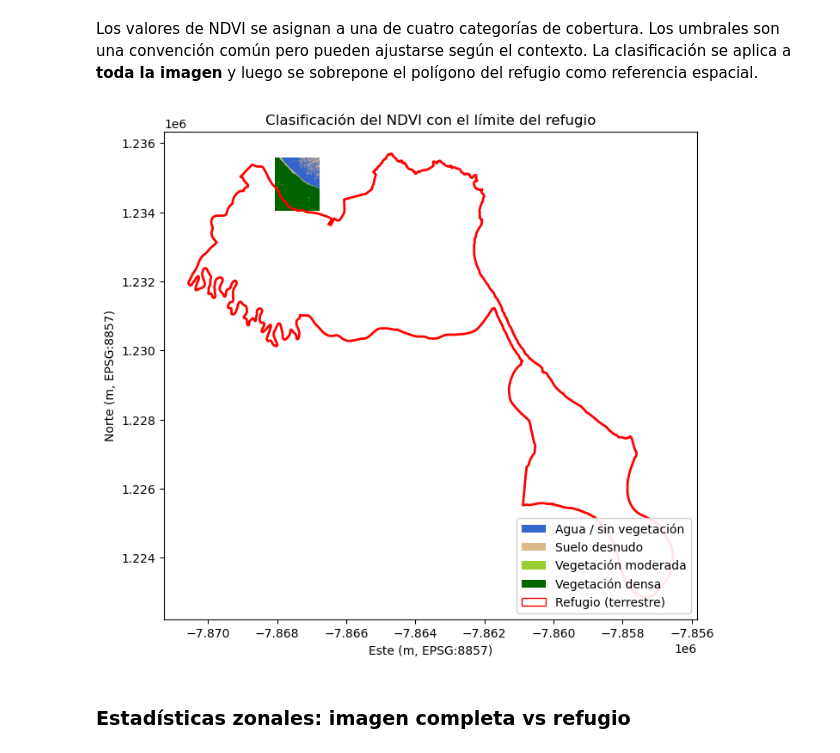
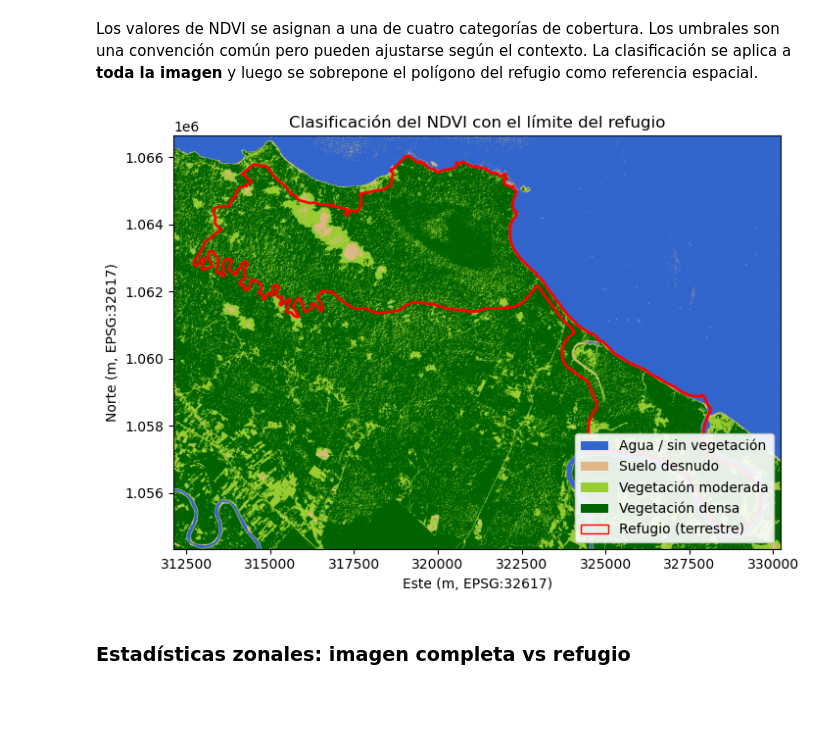
Before and after one commit to tpb708-programacionsig/2026-i, a Jupyter notebook: contenidos/iv-procesamiento-datos-geoespaciales/07-ejemplo-analisis-ndvi-gandoca.ipynb, the cells around one changed output. Drawn from its saved outputs; the diff is of its cells as text; code cells hidden in the pictures; blank space fills up the shorter version.

```diff
--- a/contenidos/iv-procesamiento-datos-geoespaciales/07-ejemplo-analisis-ndvi-gandoca.ipynb
+++ b/contenidos/iv-procesamiento-datos-geoespaciales/07-ejemplo-analisis-ndvi-gandoca.ipynb
@@ -91,8 +91,9 @@ La imagen es un recorte multibanda de la zona costera del Caribe Sur, alojada en
 # %%
 # Lectura de la imagen satelital
 imagen = rasterio.open(
-    'https://github.com/tpb708-programacionsig/2026-i/raw/refs/heads/main/datos/sentinel/gandoca-20240105.tif'
+    'https://github.com/tpb708-programacionsig/2026-i/raw/refs/heads/main/datos/sentinel/gandoca-refugio-20240204.tif'
 )
 
 print(imagen)
+print('Descripciones de las bandas:', imagen.descriptions)
 # %% [output]
@@ -169,7 +171,7 @@ El refugio viene en EPSG:5367 (CR05/CRTM05 antiguo). La imagen satelital está e
 # %%
-# Reproyectar el refugio al CRS de la imagen (EPSG:8857)
-refugio_8857_gdf = refugio_gdf.to_crs(epsg=8857)
+# Reproyectar el refugio al CRS de la imagen (EPSG:32617, UTM 17 N)
+refugio_proj_gdf = refugio_gdf.to_crs(epsg=32617)
 
 # Verificar el nuevo CRS
-refugio_8857_gdf.crs
+refugio_proj_gdf.crs
 # %% [output]
@@ -201,7 +203,12 @@ El contraste entre ambas es la base del NDVI.
 # %%
-# Lectura de las bandas roja (4) y NIR (5) como float32
-red = imagen.read(4).astype('float32')
-nir = imagen.read(5).astype('float32')
+# Lectura de las bandas roja (1) y NIR (2) como float32
+red = imagen.read(1).astype('float32')
+nir = imagen.read(2).astype('float32')
+
+# Enmascarar nodata (Sentinel-2 L2A usa 0 fuera del área válida)
+nodata = imagen.nodata
+red[red == nodata] = np.nan
+nir[nir == nodata] = np.nan
 
 # Cálculo del NDVI con manejo de la división por cero
 with np.errstate(divide='ignore', invalid='ignore'):
@@ -244,41 +251,45 @@ etiquetas = [
 # Asignar a cada píxel su categoría (1, 2, 3 o 4)
 clases = np.digitize(ndvi, bins=umbrales[1:-1]) + 1
 
+# Los píxeles NaN (nodata, fuera de la escena) quedan en la última
+# categoría por defecto; se reasignan a la clase 0 (sin datos).
+clases = np.where(np.isnan(ndvi), 0, clases).astype('uint8')
+
 # Paleta categórica
 colores = ['#3366cc', '#deb887', '#9acd32', '#006400']
-cmap = ListedColormap(colores)
-norm = BoundaryNorm([1, 2, 3, 4, 5], cmap.N)
+cmap = ListedColormap(['white'] + colores)
+norm = BoundaryNorm([0, 1, 2, 3, 4, 5], cmap.N)
 
 # Extensión geográfica del raster, en su CRS, para alinear el polígono
 extent = [
     imagen.bounds.left, imagen.bounds.right,
     imagen.bounds.bottom, imagen.bounds.top,
 ]
 
 fig, ax = plt.subplots(figsize=(8, 8))
 ax.imshow(clases, cmap=cmap, norm=norm, extent=extent)
 
 # Sobreponer el polígono del refugio
-refugio_8857_gdf.boundary.plot(
+refugio_proj_gdf.boundary.plot(
     ax=ax, color='red', linewidth=2,
 )
 
 ax.set_title('Clasificación del NDVI con el límite del refugio')
-ax.set_xlabel('Este (m, EPSG:8857)')
-ax.set_ylabel('Norte (m, EPSG:8857)')
+ax.set_xlabel('Este (m, EPSG:32617)')
+ax.set_ylabel('Norte (m, EPSG:32617)')
 
 # Leyenda
 from matplotlib.patches import Patch
 handles = [
     Patch(facecolor=colores[i], label=etiquetas[i]) for i in range(4)
 ]
 handles.append(
     Patch(facecolor='none', edgecolor='red', label='Refugio (terrestre)')
 )
 ax.legend(handles=handles, loc='lower right', framealpha=0.9)
 plt.show()
 # %% [output]
-[figure, old version]
+[figure, new version]
 # %% [markdown]
 ### Estadísticas zonales: imagen completa vs refugio
 # %% [markdown]
```
Also changed, not shown: parts of 10 cells of this notebook, 1 other file.
